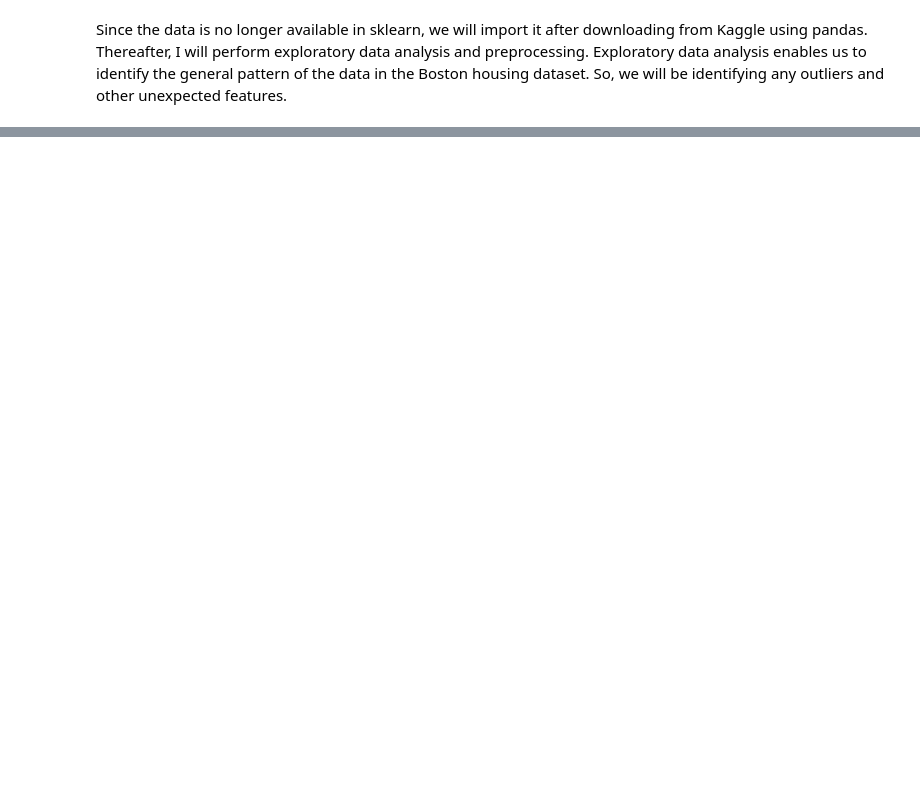
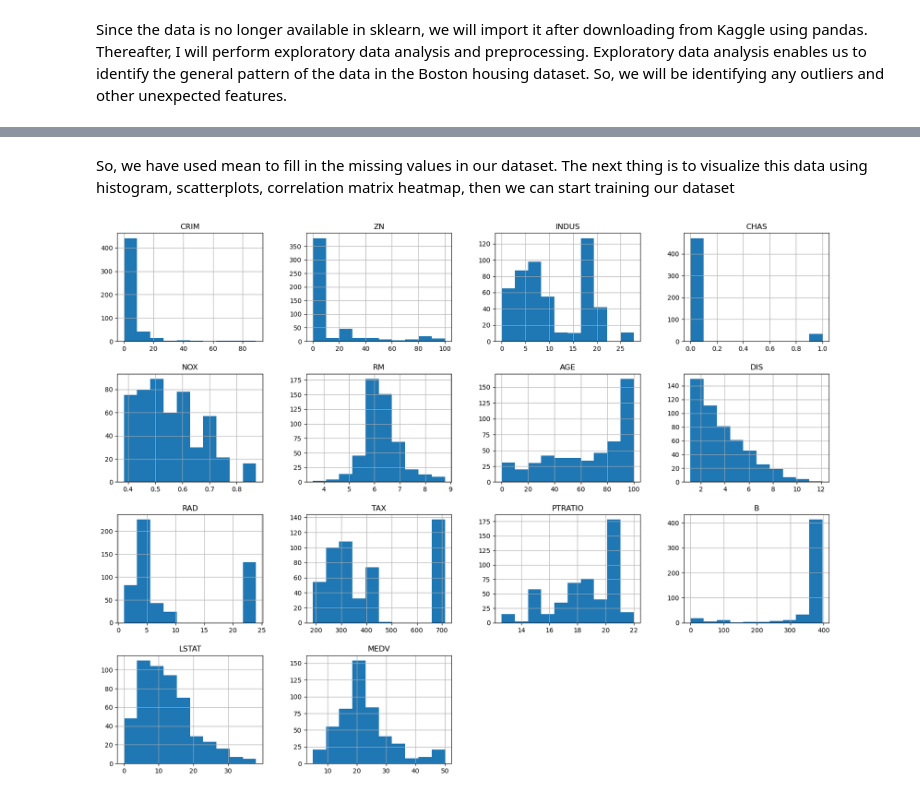
Before and after one commit to LilianNekesa/DataScience, a Jupyter notebook: supervised learning regression.ipynb, the cells around one changed output, grey strips where cells are left out. Drawn from its saved outputs; the diff is of its cells as text; code cells hidden in the pictures; blank space fills up the shorter version.

```diff
--- a/supervised learning regression.ipynb
+++ b/supervised learning regression.ipynb
@@ -149,6 +91,0 @@ X_test=sc.transform(X_test)
-# %%
-model=LogisticRegression()
-model.fit(X_train,y_train)
-y_predicted=model.predict(X_test)
-df= confusion_matrix(y_test,y_predicted)
-df
@@ -156,0 +92,2 @@ NameError: name 'confusion_matrix' is not defined
+# %%
+data= df.fillna(0)
@@ -156,0 +123,8 @@ NameError: name 'confusion_matrix' is not defined
+# %% [markdown]
+So, we have used mean to fill in the missing values in our dataset. The next thing is to visualize this data using histogram, scatterplots, correlation matrix heatmap, then we can start training our dataset
+# %%
+#histogram
+data.hist(figsize=(20, 15))
+plt.show()
+# %% [output]
+[figure, added]
```
Also changed, not shown: parts of 18 cells of this notebook, 12 other files.
